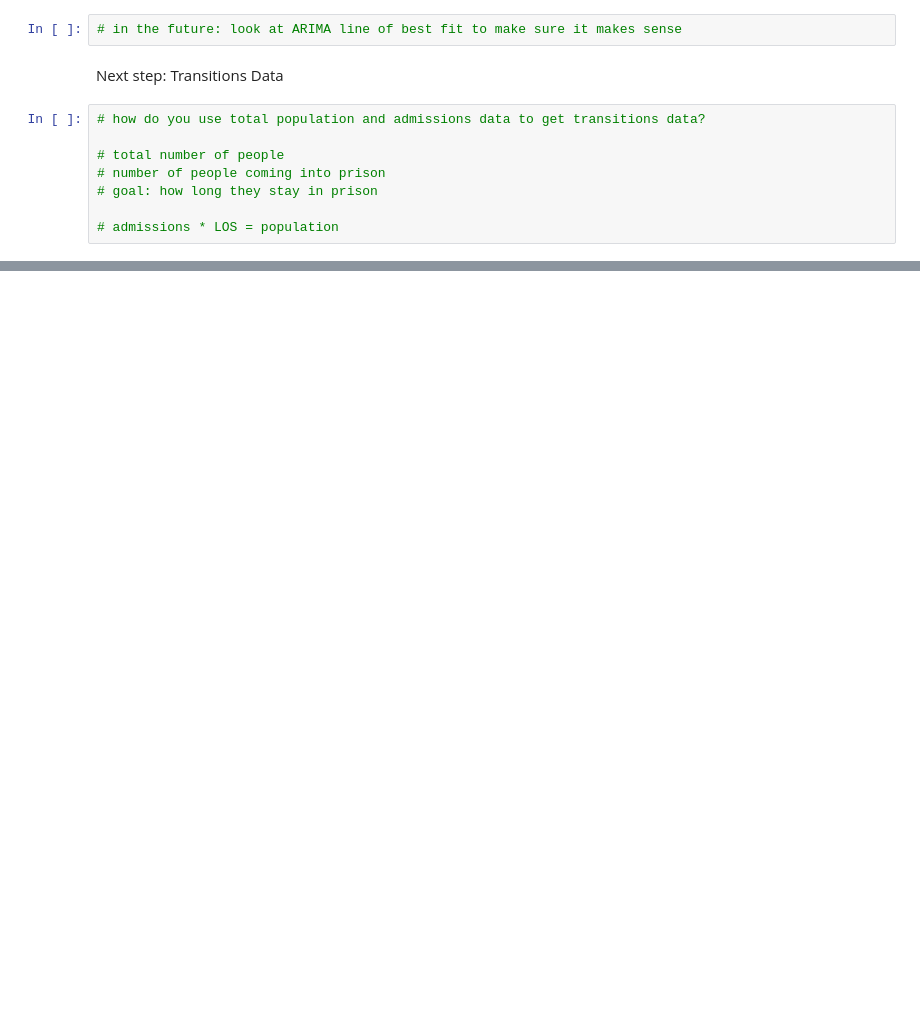
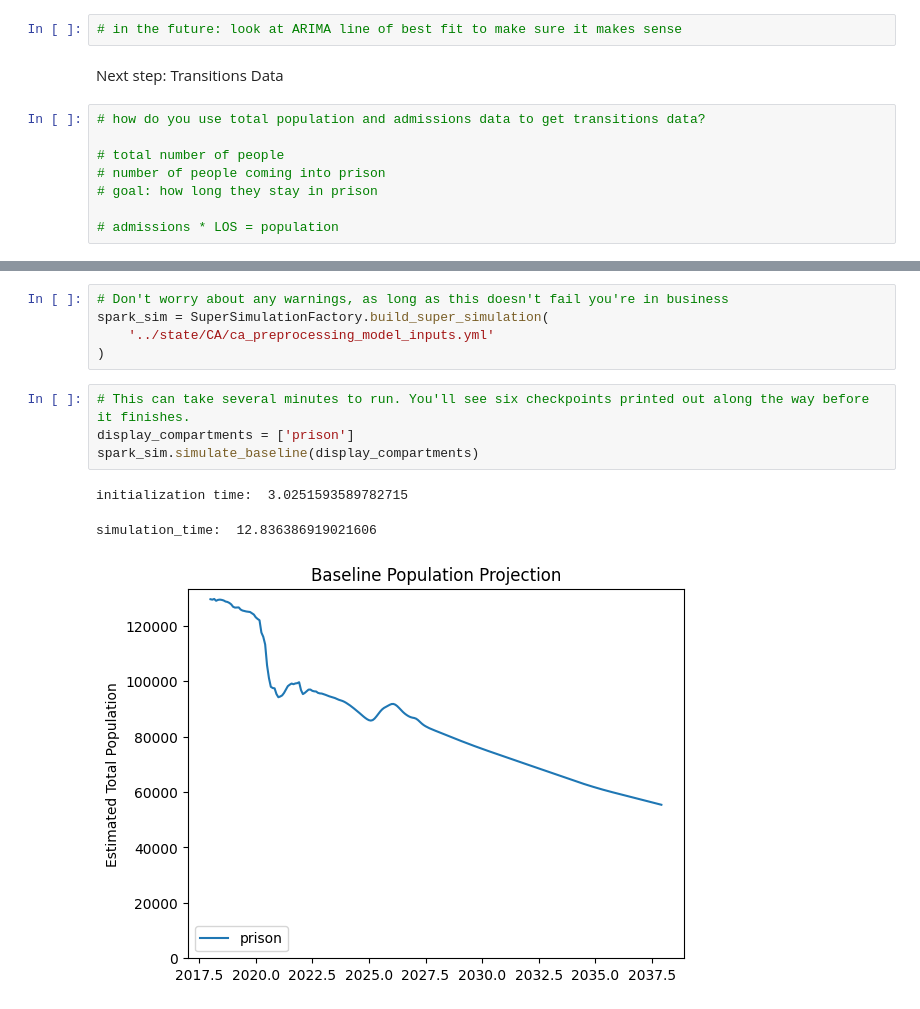
Before and after one commit to stanford-decarceration-collective/stanford-decarceration-collective, a Jupyter notebook: notebooks/CA_Preprocessing.ipynb, the cells around one changed output, grey strips where cells are left out. Cells and saved outputs as stored; diff of their text form; blank space fills up the shorter version.

Commit message:
Preprocessing CA data - buggy

```diff
--- a/notebooks/CA_Preprocessing.ipynb
+++ b/notebooks/CA_Preprocessing.ipynb
@@ -124,0 +370,13 @@ Next step: Transitions Data
+# %%
+# Don't worry about any warnings, as long as this doesn't fail you're in business
+spark_sim = SuperSimulationFactory.build_super_simulation(
+    '../state/CA/ca_preprocessing_model_inputs.yml'
+)
+# %%
+# This can take several minutes to run. You'll see six checkpoints printed out along the way before it finishes.
+display_compartments = ['prison']
+spark_sim.simulate_baseline(display_compartments)
+# %% [output]
+initialization time:  3.0251593589782715
+simulation_time:  12.836386919021606
+[figure, added]
```
Also changed, not shown: parts of 23 cells of this notebook, 1 other file.
